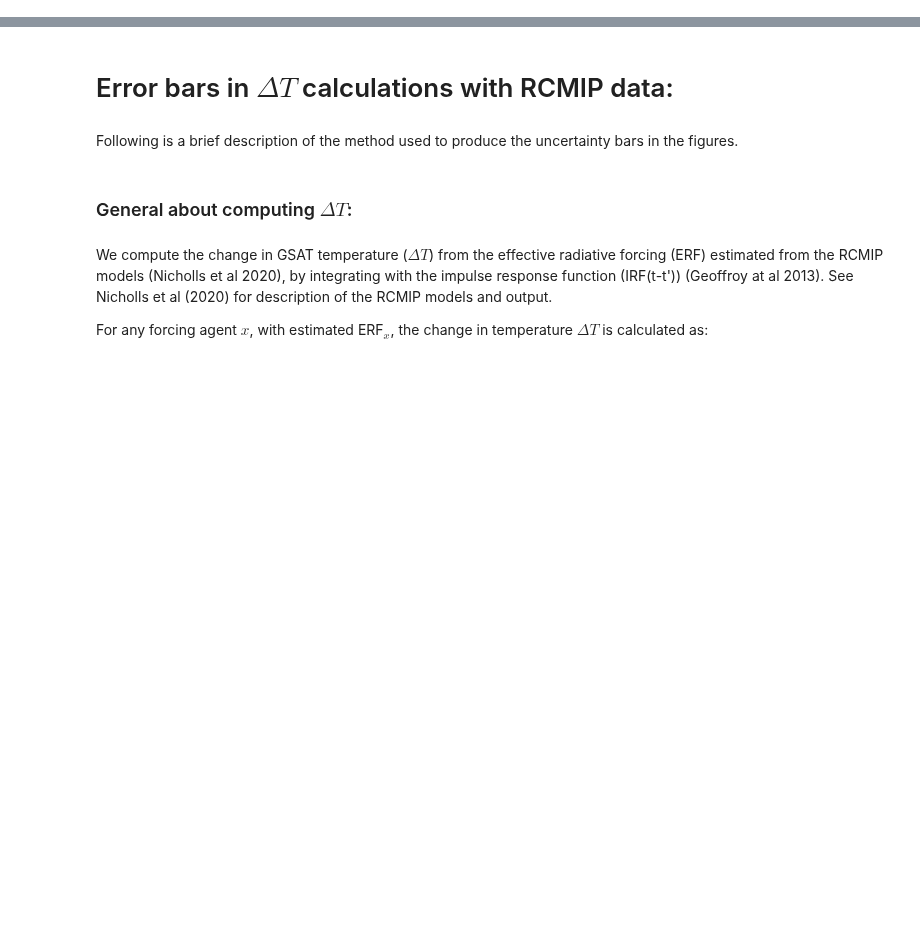
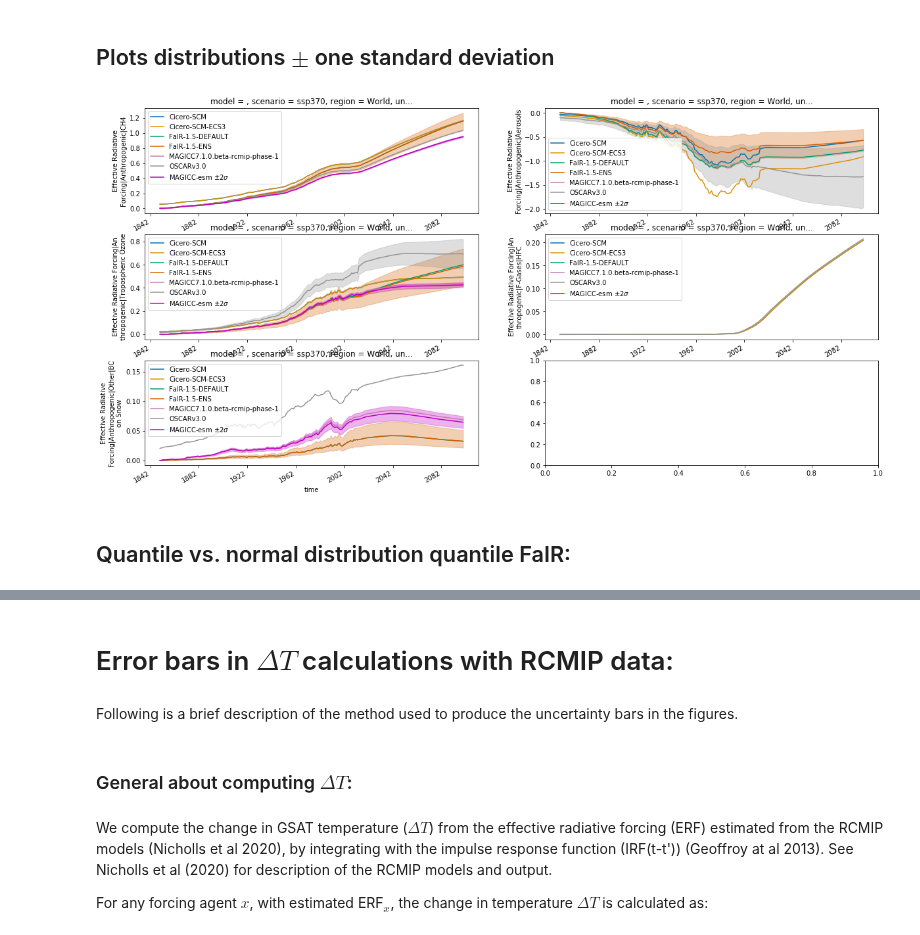
Before and after one commit to sarambl/AR6_CH6_RCMIPFIGS, a Jupyter notebook: ar6_ch6_rcmipfigs/notebooks/percentiles.ipynb, the cells around one changed output, grey strips where cells are left out. Saved outputs shown, nothing was run; the diff lists cells and outputs as text; code cells hidden in the pictures; blank space fills up the shorter version.

```diff
--- a/ar6_ch6_rcmipfigs/notebooks/percentiles.ipynb
+++ b/ar6_ch6_rcmipfigs/notebooks/percentiles.ipynb
@@ -0,0 +60,6 @@
+# %%
+
+climatemodel = 'climatemodel'
+scenario = 'scenario'
+variable = 'variable'
+time = 'time'
@@ -0,0 +84,2 @@
+# %%
+ds = xr.open_dataset(PATH_DATASET)
@@ -0,0 +94,55 @@
+# %%
+magic_mods = []
+for cm in ds[climatemodel].values:
+    if 'MAGICC' in cm and 'rcmip' not in cm:
+        magic_mods.append(cm)
+ds_magic_mods = ds.sel(climatemodel=magic_mods)
+# %% [markdown]
+## Plots distributions $\pm$ one standard deviation
+# %%
+fig, axs = plt.subplots(3,2, figsize=[20,10])
+
+for var,ax in zip(variables_erf_comp, axs.flatten()):
+#var = 'Effective Radiative Forcing|Anthropogenic|Tropospheric Ozone'
+    scn = 'ssp370'
+    cmap = get_cmap_dic(ds.coords[climatemodel].values)
+    for cm in ds.coords['climatemodel'].values:
+        if 'MAGICC' in cm and 'rcmip' not in cm:
+            continue
+        if cm=='FaIR-1.5-ENS':
+            vq1 = var + '|17th quantile'
+            vq2 = var + '|83th quantile'
+            try:
+                ds[var+'|50th quantile'].sel(scenario=scn,climatemodel=cm).squeeze().plot(label=cm,
+                                                                                          color = cmap[cm], ax=ax)
+            except KeyError:
+                print()
+
+
+        else:
+            try:
+                ds[var].sel(scenario=scn,climatemodel=cm).squeeze().plot(label=cm, color = cmap[cm], ax= ax)
+            except ValueError:
+                print()
+            vq1 = var + '|16th quantile'
+            vq2 = var + '|84th quantile'
+        try:
+            _da1 = ds[vq1].sel(scenario=scn, climatemodel=cm).squeeze()#, climatemodel=cm)#.plot()
+            _da2 = ds[vq2].sel(scenario=scn, climatemodel=cm).squeeze()#, climatemodel=cm)#.plot()
+            ax.fill_between(_da1.time, _da1, _da2, color=cmap[cm], alpha=.3)
+        except KeyError:
+            print()
+
+
+
+    da_m_mean = ds_magic_mods[var].sel(scenario=scn).mean(climatemodel).squeeze()
+    da_m_std = ds_magic_mods[var].sel(scenario=scn).std(climatemodel).squeeze()
+    #if not np.all(_da.sel(climatemodel=cm).isnull())
+    da_m_mean.plot(label=r'MAGICC-esm $\pm2\sigma$', color='m', ax=ax)
+    ax.fill_between(da_m_mean.time, da_m_mean-da_m_std, da_m_mean+da_m_std, color='m', alpha=0.3)
+    ax.legend()
+plt.show()
+# %% [output]
+[figure, added]
+# %% [markdown]
+## Quantile vs. normal distribution quantile FaIR:
```
Also changed, not shown: parts of 21 cells of this notebook, 11 other files.
